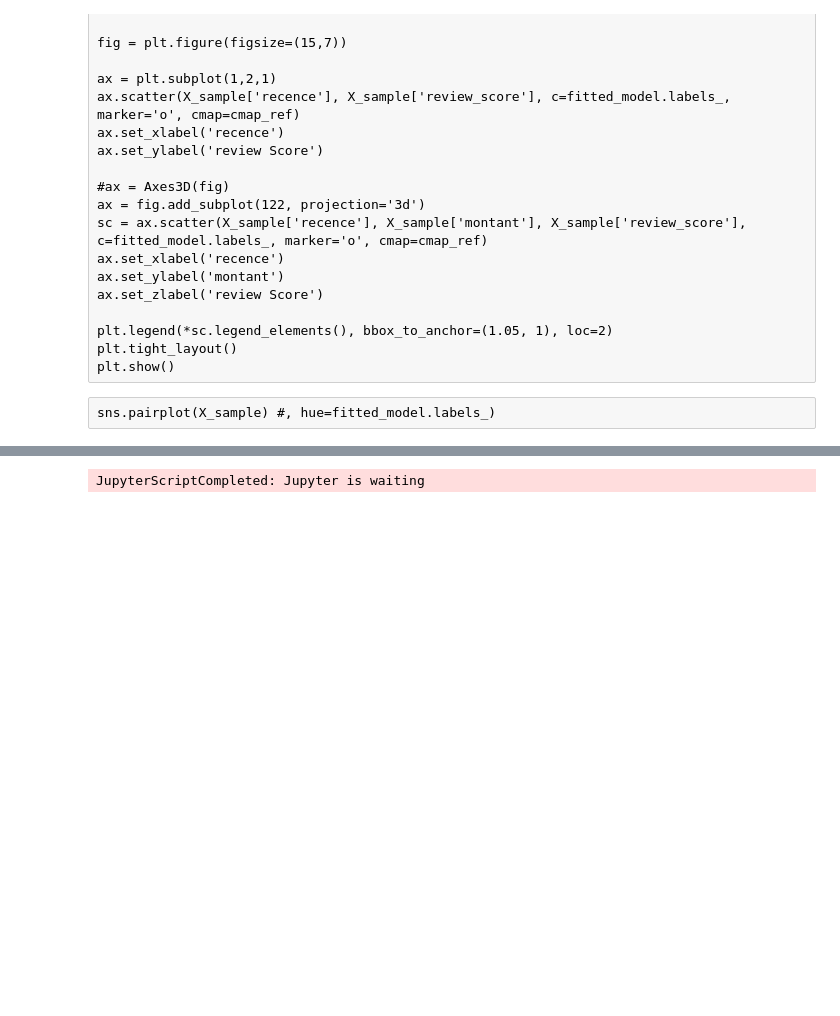
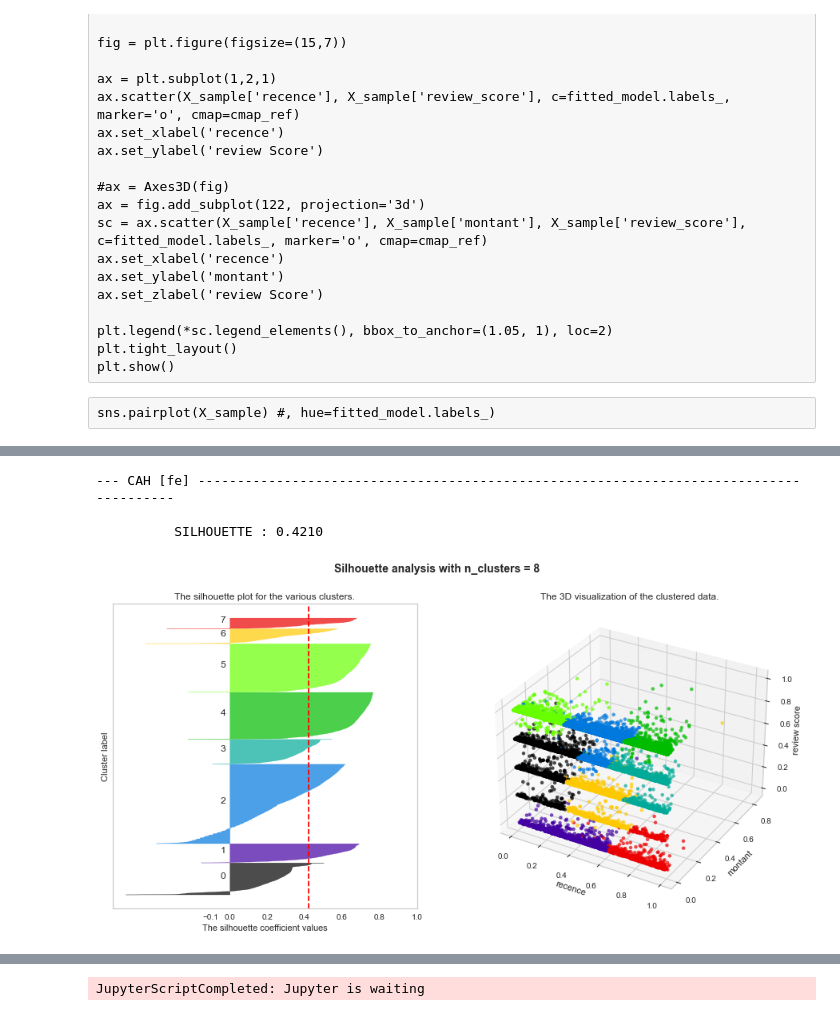
Before and after one commit to Valkea/OC_AI_05, a Jupyter notebook: 02_Clustering.ipynb, the cells around one changed output, grey strips where cells are left out. Saved outputs shown, nothing was run; the diff lists cells and outputs as text; code cells hidden in the pictures; blank space fills up the shorter version.

```diff
--- a/02_Clustering.ipynb
+++ b/02_Clustering.ipynb
@@ -1233,0 +1270,7 @@ sns.pairplot(X_sample) #, hue=fitted_model.labels_)
+# %%
+get_clustering_scores("CAH [fe]",  model=cah, X_ref=X_fe, register=True)
+# %% [output]
+--- CAH [fe] ---------------------------------------------------------------------------------------
+
+          SILHOUETTE : 0.4210
+[figure, added]
```
Also changed, not shown: parts of 40 cells of this notebook.
